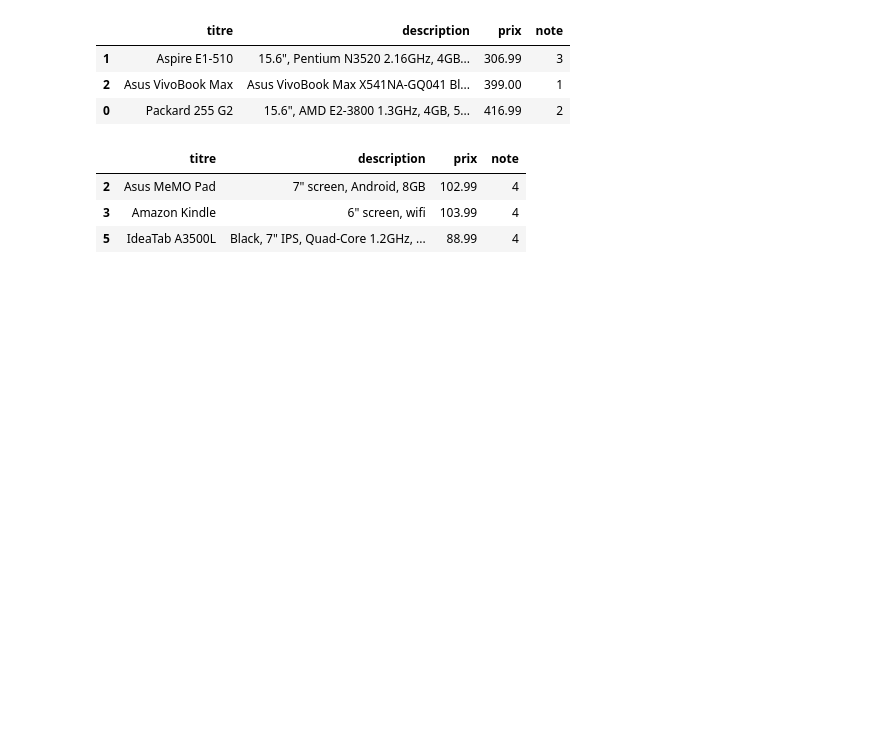
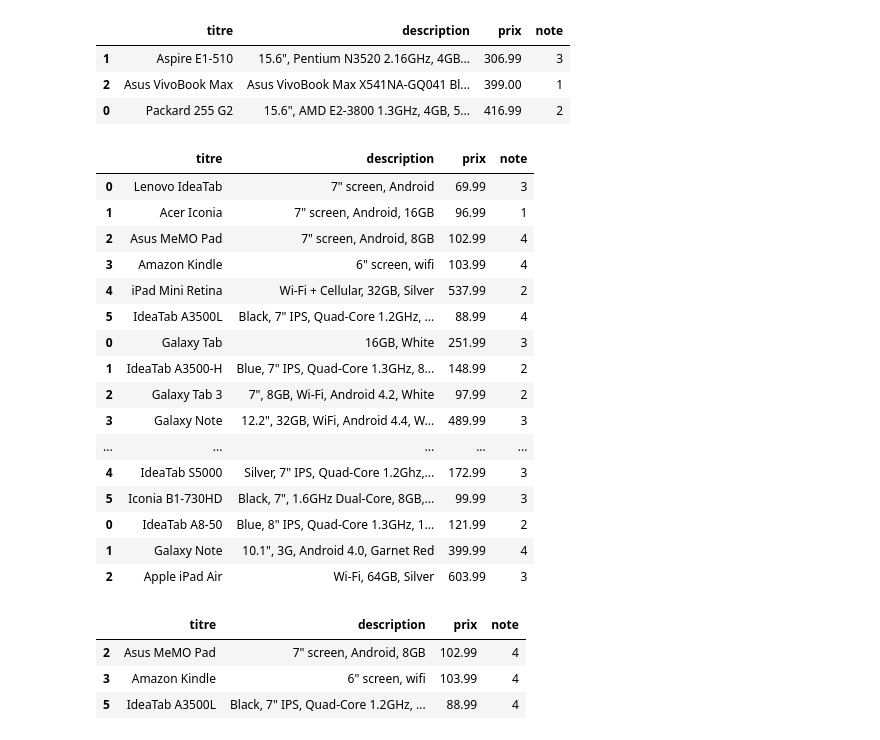
Before and after one commit to Flobrt/brief_esther, a Jupyter notebook: scrapping/partie_1.ipynb, the cells around one changed output. Drawn from its saved outputs; the diff is of its cells as text; code cells hidden in the pictures; blank space fills up the shorter version.

```diff
--- a/scrapping/partie_1.ipynb
+++ b/scrapping/partie_1.ipynb
@@ -156,7 +156,7 @@ def get_laptop(site):
     return df
 # %%
 df_response = pd.DataFrame()
-for i in range(1,5):
+for i in range(1,21):
     site = f'https://webscraper.io/test-sites/e-commerce/static/computers/laptops?page={i}'
     df_temp = get_laptop(site)
 
@@ -210,6 +222,26 @@ for i in range(1,5):
 
     # Concat le resultat
     df_response = pd.concat([df_response, df_temp])
+# %%
+df_response
+# %% [output]
+|  | titre | description | prix | note |
+| 0 | Lenovo IdeaTab | 7" screen, Android | 69.99 | 3 |
+| 1 | Acer Iconia | 7" screen, Android, 16GB | 96.99 | 1 |
+| 2 | Asus MeMO Pad | 7" screen, Android, 8GB | 102.99 | 4 |
+| 3 | Amazon Kindle | 6" screen, wifi | 103.99 | 4 |
+| 4 | iPad Mini Retina | Wi-Fi + Cellular, 32GB, Silver | 537.99 | 2 |
+| 5 | IdeaTab A3500L | Black, 7" IPS, Quad-Core 1.2GHz, ... | 88.99 | 4 |
+| 0 | Galaxy Tab | 16GB, White | 251.99 | 3 |
+| 1 | IdeaTab A3500-H | Blue, 7" IPS, Quad-Core 1.3GHz, 8... | 148.99 | 2 |
+| 2 | Galaxy Tab 3 | 7", 8GB, Wi-Fi, Android 4.2, White | 97.99 | 2 |
+| 3 | Galaxy Note | 12.2", 32GB, WiFi, Android 4.4, W... | 489.99 | 3 |
+| ... | ... | ... | ... | ... |
+| 4 | IdeaTab S5000 | Silver, 7" IPS, Quad-Core 1.2Ghz,... | 172.99 | 3 |
+| 5 | Iconia B1-730HD | Black, 7", 1.6GHz Dual-Core, 8GB,... | 99.99 | 3 |
+| 0 | IdeaTab A8-50 | Blue, 8" IPS, Quad-Core 1.3GHz, 1... | 121.99 | 2 |
+| 1 | Galaxy Note | 10.1", 3G, Android 4.0, Garnet Red | 399.99 | 4 |
+| 2 | Apple iPad Air | Wi-Fi, 64GB, Silver | 603.99 | 3 |
 # %%
 # 1. Les 3 tablettes les mieux notés
 df_1 = df_response.nlargest(3, "note")
```
Also changed, not shown: parts of 2 cells of this notebook, 2 other files.
